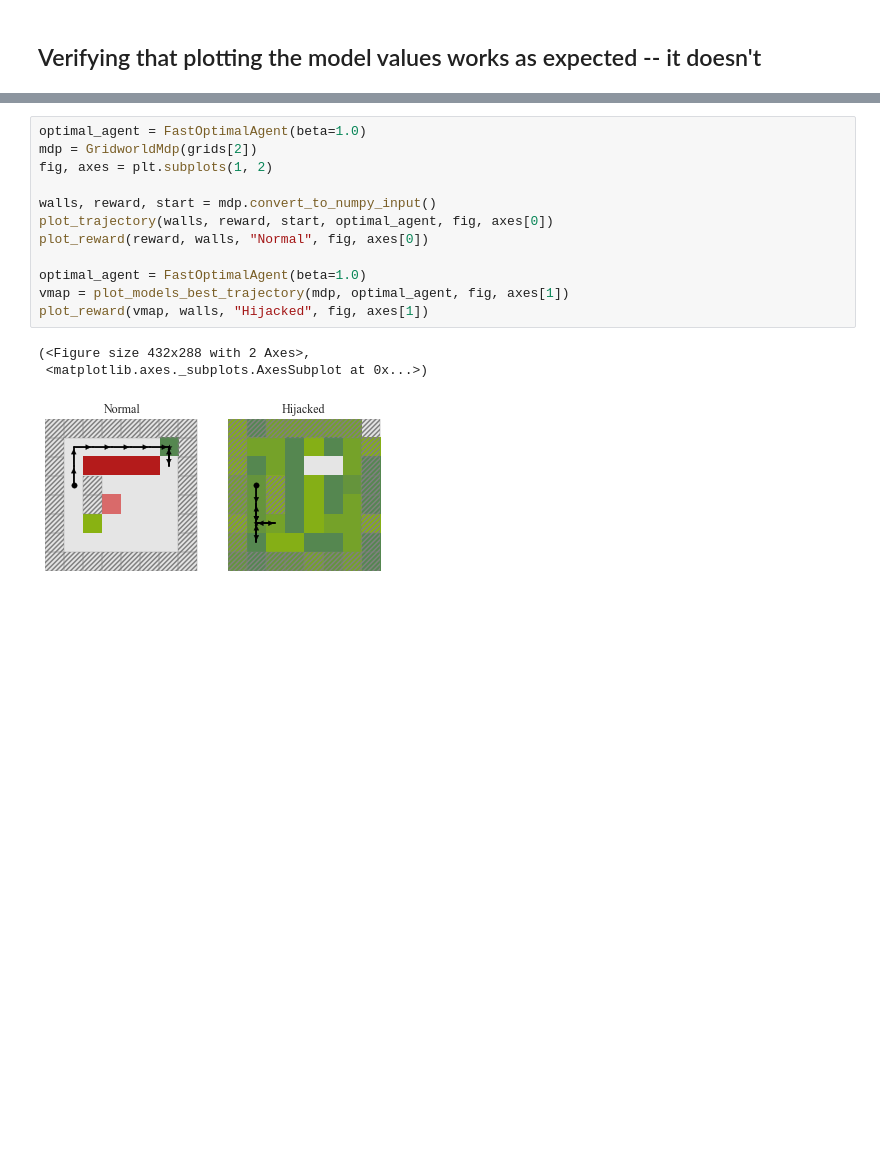
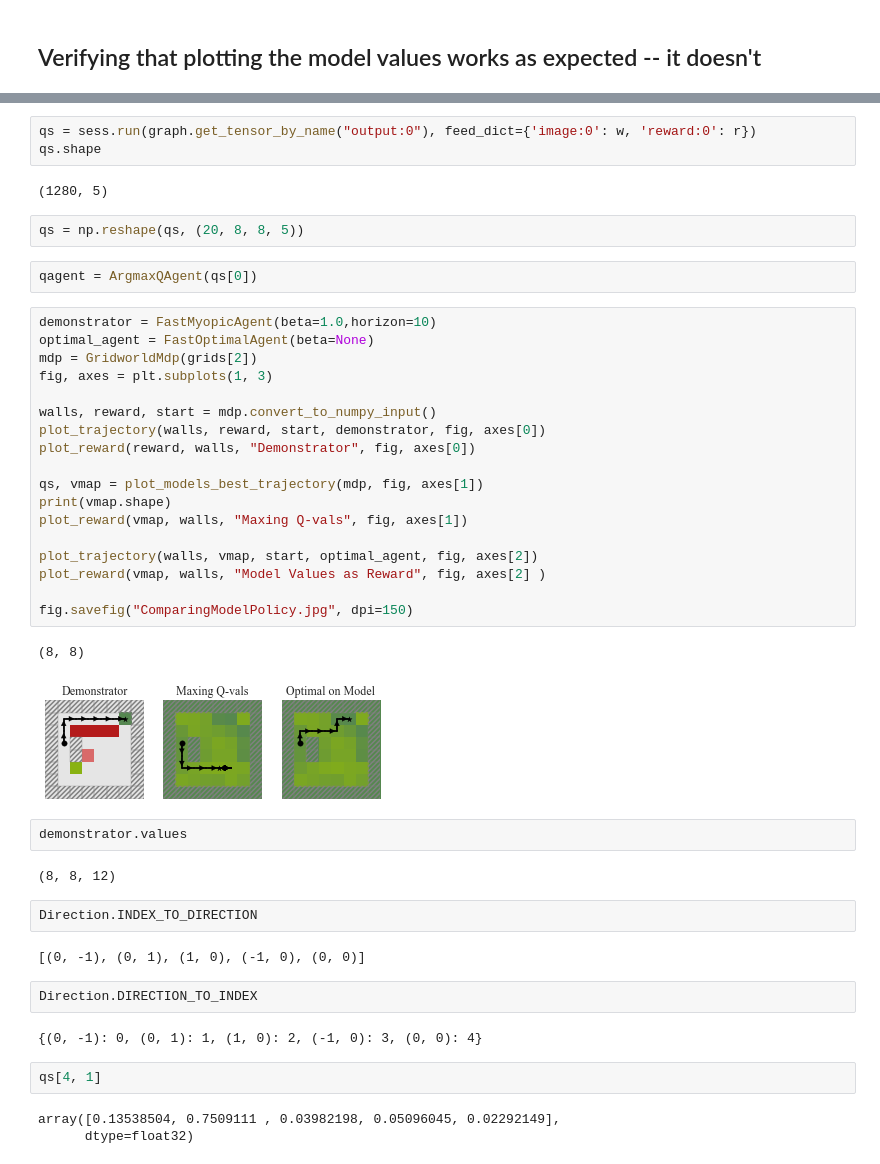
Before and after one commit to HumanCompatibleAI/learning_biases, a Jupyter notebook: Plotting Value Heat Map.ipynb, the cells around one changed output, grey strips where cells are left out. Saved outputs shown, nothing was run; the diff lists cells and outputs as text; blank space fills up the shorter version.

Commit message:
[+] add policy comparison beween demonstrator agents and the model's predicted policy

```diff
--- a/Plotting Value Heat Map.ipynb
+++ b/Plotting Value Heat Map.ipynb
@@ -416,16 +425,47 @@ Batch 0 of 1
+# %%
+qs = sess.run(graph.get_tensor_by_name("output:0"), feed_dict={'image:0': w, 'reward:0': r})
+qs.shape
+# %% [output]
+(1280, 5)
+# %%
+qs = np.reshape(qs, (20, 8, 8, 5))
+# %%
+qagent = ArgmaxQAgent(qs[0])
 # %%
-optimal_agent = FastOptimalAgent(beta=1.0)
+demonstrator = FastMyopicAgent(beta=1.0,horizon=10)
+optimal_agent = FastOptimalAgent(beta=None)
 mdp = GridworldMdp(grids[2])
-fig, axes = plt.subplots(1, 2)
+fig, axes = plt.subplots(1, 3)
 
 walls, reward, start = mdp.convert_to_numpy_input()
-plot_trajectory(walls, reward, start, optimal_agent, fig, axes[0])
-plot_reward(reward, walls, "Normal", fig, axes[0])
+plot_trajectory(walls, reward, start, demonstrator, fig, axes[0])
+plot_reward(reward, walls, "Demonstrator", fig, axes[0])
 
-optimal_agent = FastOptimalAgent(beta=1.0)
-vmap = plot_models_best_trajectory(mdp, optimal_agent, fig, axes[1])
-plot_reward(vmap, walls, "Hijacked", fig, axes[1])
+qs, vmap = plot_models_best_trajectory(mdp, fig, axes[1])
+print(vmap.shape)
+plot_reward(vmap, walls, "Maxing Q-vals", fig, axes[1])
+
+plot_trajectory(walls, vmap, start, optimal_agent, fig, axes[2])
+plot_reward(vmap, walls, "Model Values as Reward", fig, axes[2] )
+
+fig.savefig("ComparingModelPolicy.jpg", dpi=150)
 # %% [output]
-(<Figure size 432x288 with 2 Axes>,
- <matplotlib.axes._subplots.AxesSubplot at 0x...>)
+(8, 8)
-[figure, old version]
+[figure, new version]
+# %%
+demonstrator.values
+# %% [output]
+(8, 8, 12)
+# %%
+Direction.INDEX_TO_DIRECTION
+# %% [output]
+[(0, -1), (0, 1), (1, 0), (-1, 0), (0, 0)]
+# %%
+Direction.DIRECTION_TO_INDEX
+# %% [output]
+{(0, -1): 0, (0, 1): 1, (1, 0): 2, (-1, 0): 3, (0, 0): 4}
+# %%
+qs[4, 1]
+# %% [output]
+array([0.13538504, 0.7509111 , 0.03982198, 0.05096045, 0.02292149],
+      dtype=float32)
```
Also changed, not shown: parts of 3 cells of this notebook.
